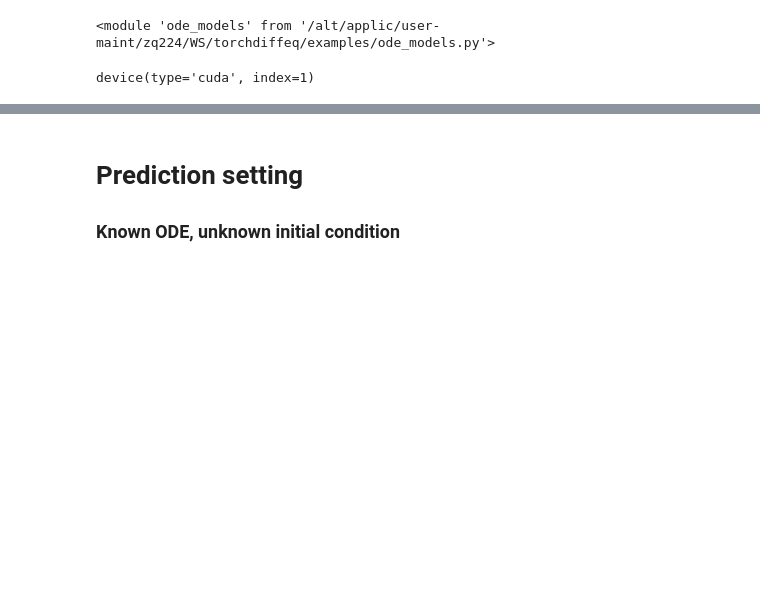
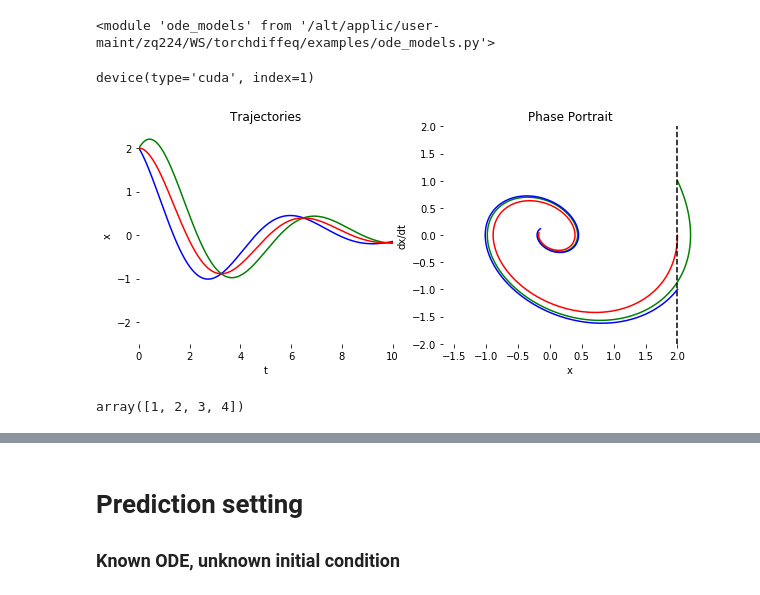
Before and after one commit to ZhaozhiQIAN/torchdiffeq, a Jupyter notebook: examples/sine_wave.ipynb, the cells around one changed output, grey strips where cells are left out. Saved outputs shown, nothing was run; the diff lists cells and outputs as text; code cells hidden in the pictures; blank space fills up the shorter version.

```diff
--- a/examples/sine_wave.ipynb
+++ b/examples/sine_wave.ipynb
@@ -19,7 +19,7 @@ importlib.reload(ode_models)
 # %%
 Arg = namedtuple('Arg', ['method', 'data_size', 'batch_time', 'batch_size',
                          'niters', 'test_freq', 'viz', 'gpu', 'adjoint'])
-args = Arg('dopri5', 1000, 100, 20, 2000, 20, False, 0, True)
+args = Arg('dopri5', 1000, 20, 10, 2000, 50, False, 1, True)
 # %%
 device = torch.device('cuda:' + str(args.gpu) if torch.cuda.is_available() else 'cpu')
 
@@ -56,19 +58,34 @@ device(type='cuda', index=1)
 # %%
 import matplotlib.pyplot as plt
 
 with torch.no_grad():
-    fig = plt.figure(figsize=(4, 4), facecolor='white')
-    ax_traj = fig.add_subplot(111, frameon=False)
+    fig = plt.figure(figsize=(10, 4), facecolor='white')
+    ax_traj = fig.add_subplot(121, frameon=False)
+    ax_phase = fig.add_subplot(122, frameon=False)
 
 
     ax_traj.cla()
     ax_traj.set_title('Trajectories')
     ax_traj.set_xlabel('t')
     ax_traj.set_ylabel('x')
     ax_traj.plot(t.numpy(), true_y.numpy()[:, :, 0], 'g-')
     ax_traj.plot(t.numpy(), true_y2.numpy()[:, :, 0], 'b-')
+    ax_traj.plot(t.numpy(), true_y1.numpy()[:, :, 0], 'r-')
     ax_traj.set_xlim(t.min(), t.max())
     ax_traj.set_ylim(-2.5, 2.5)
+
+    ax_phase.cla()
+    ax_phase.set_title('Phase Portrait')
+    ax_phase.set_xlabel('x')
+    ax_phase.set_ylabel('dx/dt')
+    ax_phase.plot(true_y.numpy()[:, 0, 0], true_y.numpy()[:, 0, 1], 'g-')
+    ax_phase.plot(true_y2.numpy()[:, 0, 0], true_y2.numpy()[:, 0, 1], 'b-')
+    ax_phase.plot(true_y1.numpy()[:, 0, 0], true_y1.numpy()[:, 0, 1], 'r-')
+    ax_phase.axvline(x=2., linestyle='--', color='k')
+    ax_phase.set_xlim(true_y.numpy().min() - 0.1, true_y.numpy().max() + 0.1)
+    ax_phase.set_ylim(-2, 2)
+# %% [output]
+[figure, added]
 # %%
 def get_batch(data_size=args.data_size, batch_time=args.batch_time, batch_size=args.batch_size):
     s = torch.from_numpy(np.random.choice(np.arange(data_size - batch_time, dtype=np.int64), batch_size, replace=False))
@@ -79 +108,7 @@ def get_batch(data_size=args.data_size, batch_time=args.batch_time, batch_size=a
+# %%
+a = np.array([3,4,2,1])
+a.sort()
+a
+# %% [output]
+array([1, 2, 3, 4])
 # %%
```
Also changed, not shown: parts of 16 cells of this notebook, 1 other file.
